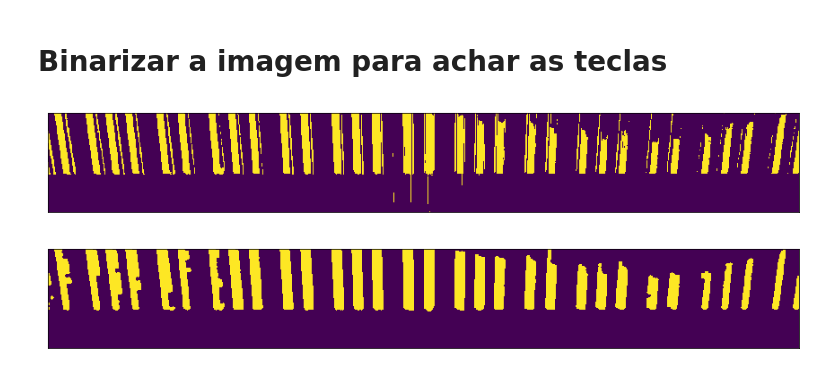
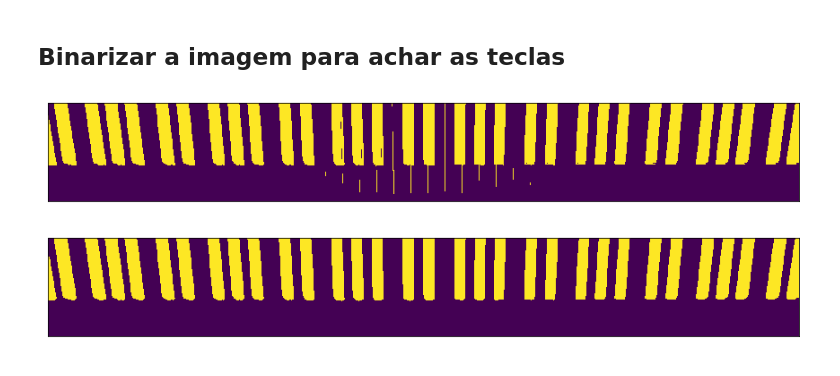
Before and after one commit to rafaeltoyo/piano-lindinho, a Jupyter notebook: notebook/keyboard.ipynb, the cells around one changed output. Drawn from its saved outputs; the diff is of its cells as text; code cells hidden in the pictures.

```diff
--- a/notebook/keyboard.ipynb
+++ b/notebook/keyboard.ipynb
@@ -17,11 +19,11 @@ def image_plot(img):
 # %%
-img_id = 2
-img_name = "piano{}.png".format(img_id)
+img_id = 1
+img_name = "piano{}.bmp".format(img_id)
 image = cv2.imread(img_name)
 (h, w, c) = image.shape
 
 # Marcar corte
-hi, hf = [(535, 760), (548, 804), (520, 784)][img_id - 1]
+hi, hf = [(550, 804), (548, 804)][img_id - 1]
 
 cropped_preview = image.copy()
 cv2.line(cropped_preview, (0, hi), (w-1, hi), (0, 0, 255), 3)
@@ -29,7 +31,7 @@ cv2.line(cropped_preview, (0, hf), (w-1, hf), (0, 0, 255), 3)
 
 image_plot(cv2.cvtColor(cropped_preview, cv2.COLOR_BGR2RGB))
 
-cropped = image[hi:hf,:,:]
+cropped = image[hi:hf,:]
 
 image_plot(cv2.cvtColor(cropped, cv2.COLOR_BGR2RGB))
 # %% [output]
@@ -53,27 +40,26 @@ image_plot(cv2.cvtColor(gsimg, cv2.COLOR_GRAY2RGB))
 # %% [markdown]
-# Binarizar a imagem para achar as teclas
+## Binarizar a imagem para achar as teclas
 # %%
+gsimg = cv2.cvtColor(cropped, cv2.COLOR_BGR2GRAY)
 (hh, ww) = gsimg.shape
 
-# Criar um buffer branco
-teste = np.ones((hh * 2, ww)) * 255
-teste[0:hh,:] = gsimg
-teste = teste.astype('uint8')
+# Binarização por Otsu
+ret, thresh = cv2.threshold(gsimg, 0, 255, cv2.THRESH_BINARY + cv2.THRESH_OTSU)
 
-# Binarização por Otsu
-ret, thresh = cv2.threshold(teste, 0, 255, cv2.THRESH_BINARY + cv2.THRESH_OTSU)
-thresh = thresh[0:hh,:]
+# Queremos teclas pretas, logo devemos inverter a máscara
+thresh = 255 - thresh
 image_plot(thresh)
 
+# Criar um kernel para a morfologia
 kernel_size = int(cropped.shape[1] * 0.005)
 kernel = cv2.getStructuringElement(cv2.MORPH_ELLIPSE, (kernel_size, kernel_size))
 
 # Morfologia para fechar buracos
 thresh = cv2.morphologyEx(thresh, cv2.MORPH_CLOSE, kernel)
 # Morfologia para tirar ruído
 thresh = cv2.morphologyEx(thresh, cv2.MORPH_OPEN, kernel)
 
 image_plot(thresh)
 # %% [output]
-[figure, old version]
+[figure, new version]
-[figure, old version]
+[figure, new version]
```
Also changed, not shown: parts of 14 cells of this notebook, 7 other files.
